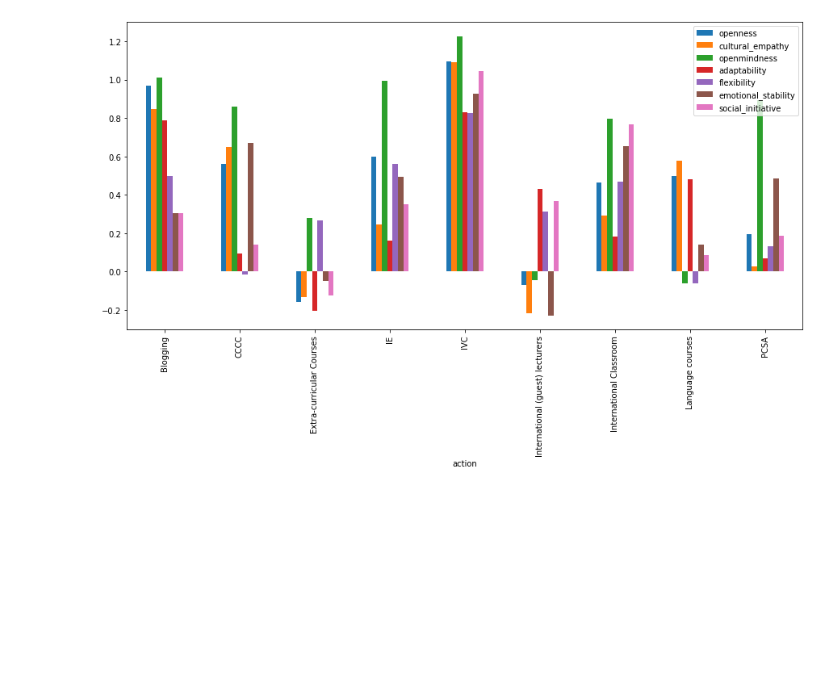
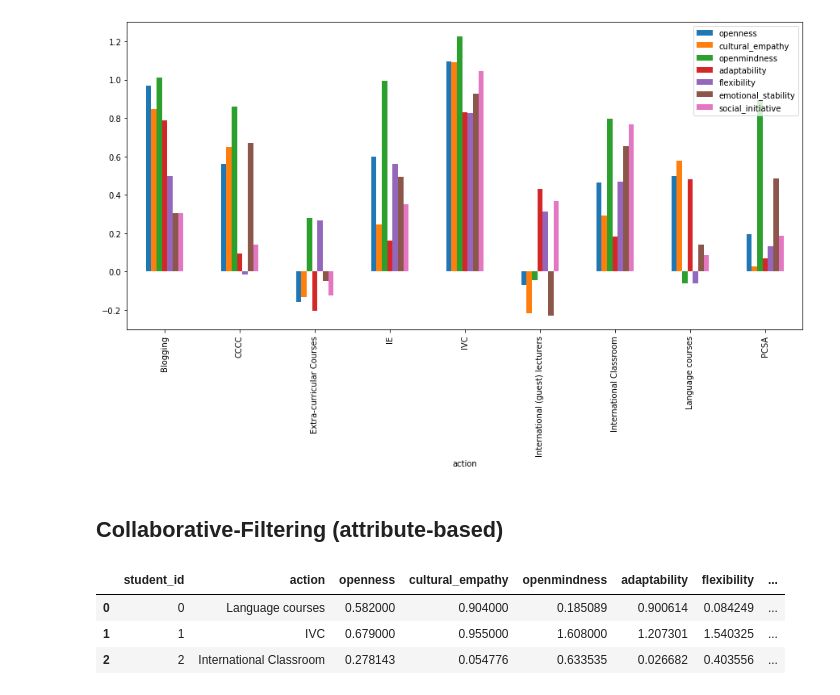
Before and after one commit to RainbowJM/TheSkillConsult, a Jupyter notebook: recommendation_engine.ipynb, the cells around one changed output. Saved outputs shown, nothing was run; the diff lists cells and outputs as text; code cells hidden in the pictures; blank space fills up the shorter version.

Commit message:
Collaborative Filtering init
And removed dummy_data notebook

```diff
--- a/recommendation_engine.ipynb
+++ b/recommendation_engine.ipynb
@@ -55,3 +55,6 @@ df_personal_attributes
 | 998 | 998 | 998 | Male | 19 | HAVO | International business | 3 | ... |
 | 999 | 999 | 999 | Male | 19 | HAVO | International business | 3 | ... |
 1000 rows × 11 columns
+# %%
+attribute_cols = df_personal_attributes.columns[2:].values
+attribute_cols
@@ -74,7 +81,14 @@ for student_id in df_fst_tests['student_id'].values:
     student_row = {
                     'student_id':student_id
                   }
+
+    df_student_attributes = df_personal_attributes.loc[df_personal_attributes['student_id'] == student_id]
+    for attribute in attribute_cols:
+        student_row[attribute] = df_student_attributes[attribute].values[0]
+
     for skill in skill_cols:
+
+
         skl_lvl_fst = df_fst_tests.loc[df_fst_tests['student_id'] == student_id][skill]
 
         snd = df_snd_tests.loc[df_snd_tests['student_id'] == student_id]
@@ -124,3 +157,12 @@ action_mean_diffs.plot.bar(figsize=[15,7])
 # %% [output]
 <AxesSubplot:xlabel='action'>
 [figure]
+# %% [markdown]
+<h2>Collaborative-Filtering (attribute-based)</h2>
+# %%
+df_skill_diffs.head(3)
+# %% [output]
+|  | student_id | action | openness | cultural_empathy | openmindness | adaptability | flexibility | ... |
+| 0 | 0 | Language courses | 0.582000 | 0.904000 | 0.185089 | 0.900614 | 0.084249 | ... |
+| 1 | 1 | IVC | 0.679000 | 0.955000 | 1.608000 | 1.207301 | 1.540325 | ... |
+| 2 | 2 | International Classroom | 0.278143 | 0.054776 | 0.633535 | 0.026682 | 0.403556 | ... |
```
Also changed, not shown: parts of 4 cells of this notebook, 1 other file.
